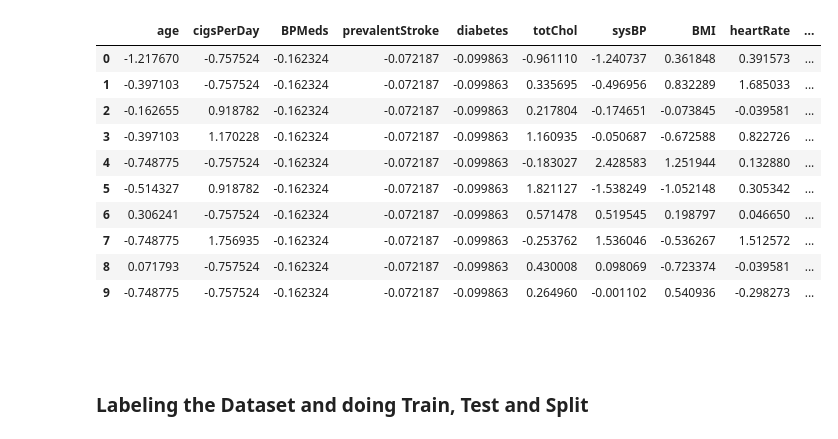
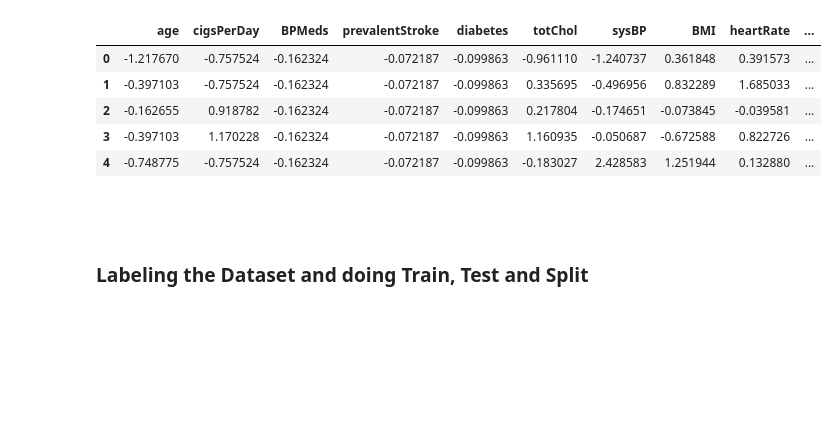
Before and after one commit to Prabinthapa007/Projects, a Jupyter notebook: Project-3_Coronary_Heart_disease_Farmingham/03-Logistic_Regression.ipynb, the cells around one changed output. Saved outputs shown, nothing was run; the diff lists cells and outputs as text; code cells hidden in the pictures; blank space fills up the shorter version.

```diff
--- a/Project-3_Coronary_Heart_disease_Farmingham/03-Logistic_Regression.ipynb
+++ b/Project-3_Coronary_Heart_disease_Farmingham/03-Logistic_Regression.ipynb
@@ -9,18 +10,13 @@ from sklearn.metrics import classification_report, accuracy_score, confusion_mat
 # %%
 final_dataset = pd.read_csv('cleaned_data.csv')
-final_dataset.head(10)
+final_dataset.head(5)
 # %% [output]
 |  | age | cigsPerDay | BPMeds | prevalentStroke | diabetes | totChol | sysBP | BMI | heartRate | ... |
 | 0 | -1.217670 | -0.757524 | -0.162324 | -0.072187 | -0.099863 | -0.961110 | -1.240737 | 0.361848 | 0.391573 | ... |
 | 1 | -0.397103 | -0.757524 | -0.162324 | -0.072187 | -0.099863 | 0.335695 | -0.496956 | 0.832289 | 1.685033 | ... |
 | 2 | -0.162655 | 0.918782 | -0.162324 | -0.072187 | -0.099863 | 0.217804 | -0.174651 | -0.073845 | -0.039581 | ... |
 | 3 | -0.397103 | 1.170228 | -0.162324 | -0.072187 | -0.099863 | 1.160935 | -0.050687 | -0.672588 | 0.822726 | ... |
 | 4 | -0.748775 | -0.757524 | -0.162324 | -0.072187 | -0.099863 | -0.183027 | 2.428583 | 1.251944 | 0.132880 | ... |
-| 5 | -0.514327 | 0.918782 | -0.162324 | -0.072187 | -0.099863 | 1.821127 | -1.538249 | -1.052148 | 0.305342 | ... |
-| 6 | 0.306241 | -0.757524 | -0.162324 | -0.072187 | -0.099863 | 0.571478 | 0.519545 | 0.198797 | 0.046650 | ... |
-| 7 | -0.748775 | 1.756935 | -0.162324 | -0.072187 | -0.099863 | -0.253762 | 1.536046 | -0.536267 | 1.512572 | ... |
-| 8 | 0.071793 | -0.757524 | -0.162324 | -0.072187 | -0.099863 | 0.430008 | 0.098069 | -0.723374 | -0.039581 | ... |
-| 9 | -0.748775 | -0.757524 | -0.162324 | -0.072187 | -0.099863 | 0.264960 | -0.001102 | 0.540936 | -0.298273 | ... |
 # %% [markdown]
 <br>
 # %% [markdown]
```
Also changed, not shown: parts of 25 cells of this notebook.
